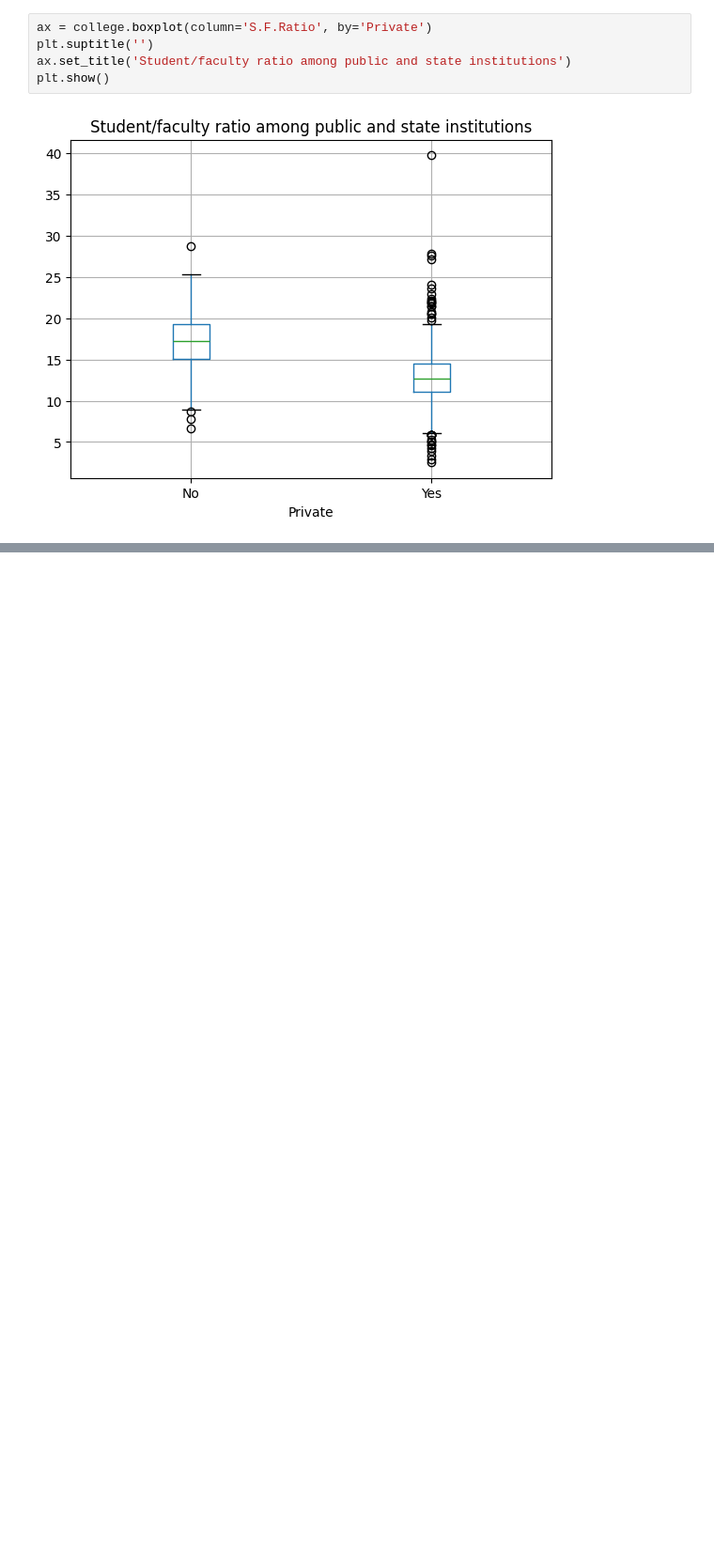
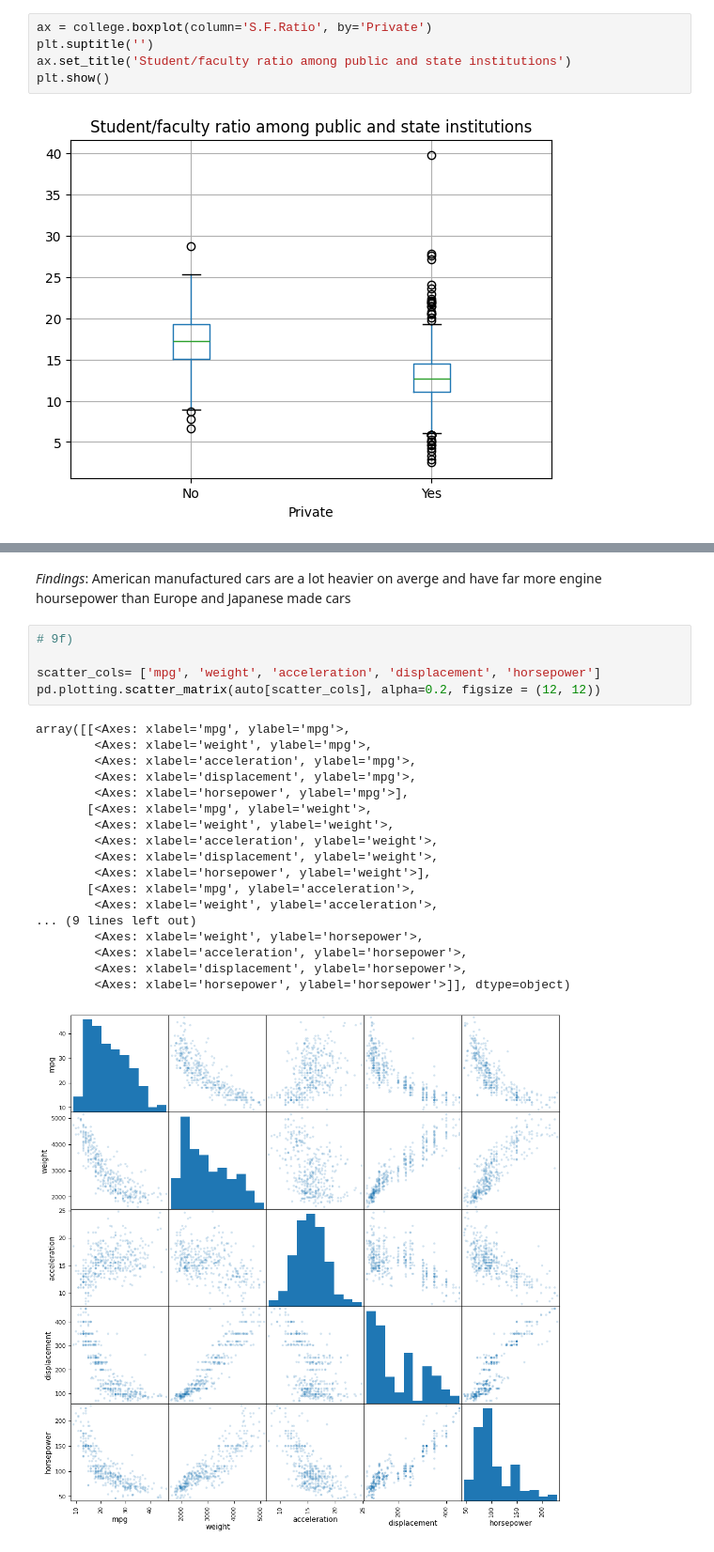
Before and after one commit to caoa0816/ISLP_labs, a Jupyter notebook: main/ch02.ipynb, the cells around one changed output, grey strips where cells are left out. Shown at 94% size. Cells and saved outputs as stored; diff of their text form; blank space fills up the shorter version.

```diff
--- a/main/ch02.ipynb
+++ b/main/ch02.ipynb
@@ -261,0 +374,26 @@ plt.show()
+# %% [markdown]
+*Findings*: American manufactured cars are a lot heavier on averge and have far more engine hoursepower than Europe and Japanese made cars
+# %%
+# 9f)
+
+scatter_cols= ['mpg', 'weight', 'acceleration', 'displacement', 'horsepower']
+pd.plotting.scatter_matrix(auto[scatter_cols], alpha=0.2, figsize = (12, 12))
+# %% [output]
+array([[<Axes: xlabel='mpg', ylabel='mpg'>,
+        <Axes: xlabel='weight', ylabel='mpg'>,
+        <Axes: xlabel='acceleration', ylabel='mpg'>,
+        <Axes: xlabel='displacement', ylabel='mpg'>,
+        <Axes: xlabel='horsepower', ylabel='mpg'>],
+       [<Axes: xlabel='mpg', ylabel='weight'>,
+        <Axes: xlabel='weight', ylabel='weight'>,
+        <Axes: xlabel='acceleration', ylabel='weight'>,
+        <Axes: xlabel='displacement', ylabel='weight'>,
+        <Axes: xlabel='horsepower', ylabel='weight'>],
+       [<Axes: xlabel='mpg', ylabel='acceleration'>,
+        <Axes: xlabel='weight', ylabel='acceleration'>,
+... (9 lines left out)
+        <Axes: xlabel='weight', ylabel='horsepower'>,
+        <Axes: xlabel='acceleration', ylabel='horsepower'>,
+        <Axes: xlabel='displacement', ylabel='horsepower'>,
+        <Axes: xlabel='horsepower', ylabel='horsepower'>]], dtype=object)
+[figure, added]
```
Also changed, not shown: parts of 15 cells of this notebook.
